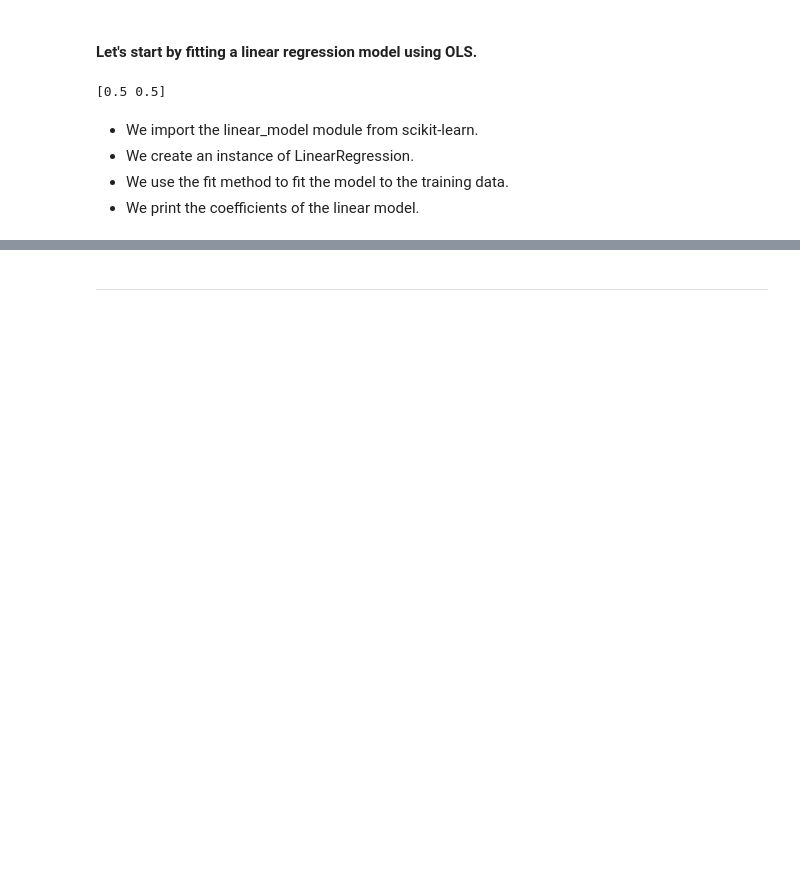
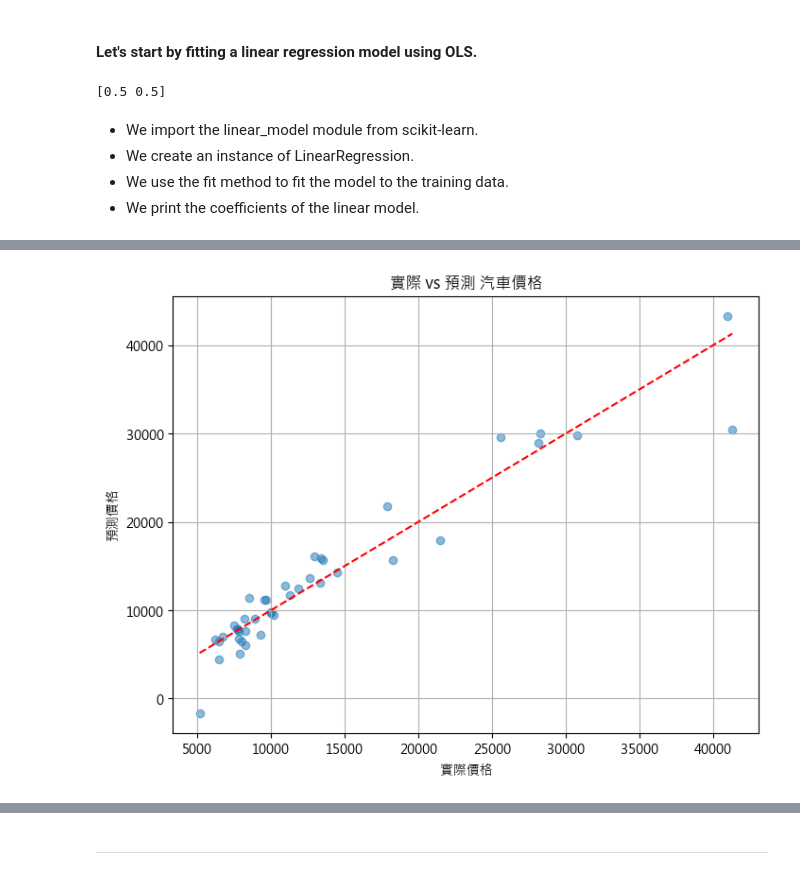
Before and after one commit to universe-ron/sklearn, a Jupyter notebook: 1_LinearModels/Linear Models in Scikit-Learn.ipynb, the cells around one changed output, grey strips where cells are left out. Cells and saved outputs as stored; diff of their text form; code cells hidden in the pictures; blank space fills up the shorter version.

Commit message:
add more examples, SGD and comparison chart

```diff
--- a/1_LinearModels/Linear Models in Scikit-Learn.ipynb
+++ b/1_LinearModels/Linear Models in Scikit-Learn.ipynb
@@ -64,0 +83,83 @@ print(reg.coef_)
+# %%
+import pandas as pd
+import numpy as np
+import matplotlib.pyplot as plt
+from sklearn.linear_model import LinearRegression
+from sklearn.model_selection import train_test_split
+from sklearn.preprocessing import OneHotEncoder
+from sklearn.metrics import mean_squared_error, r2_score
+
+import matplotlib
+matplotlib.rcParams['font.family'] = 'Microsoft JhengHei'  # Windows 中文字體
+matplotlib.rcParams['axes.unicode_minus'] = False  # 避免負號顯示錯誤
+
+# 1. 讀取資料
+df = pd.read_csv("CarPrice_Assignment.csv")
+
+# 2. 前處理：處理 car brand，拆解 'CarName'
+df['CarBrand'] = df['CarName'].apply(lambda x: x.split()[0].lower())
+df.drop(['car_ID', 'CarName'], axis=1, inplace=True)
+
+# 矯正一些品牌名稱的錯字（這是原資料常見錯誤）
+brand_corrections = {
+    "vw": "volkswagen", "vokswagen": "volkswagen", "porcshce": "porsche",
+    "toyouta": "toyota", "maxda": "mazda", "nissan": "nissan"
+}
+df['CarBrand'] = df['CarBrand'].replace(brand_corrections)
+
+# 3. One-hot encoding：針對類別變數
+categorical_cols = ['fueltype', 'aspiration', 'doornumber', 'carbody',
+                    'drivewheel', 'enginelocation', 'enginetype',
+                    'cylindernumber', 'fuelsystem', 'CarBrand']
+
+df = pd.get_dummies(df, columns=categorical_cols, drop_first=True)
+
+# 4. 分離特徵與目標變數
+X = df.drop("price", axis=1)
+y = df["price"]
+
+# 5. 分割訓練與測試資料
+X_train, X_test, y_train, y_test = train_test_split(X, y, test_size=0.2, random_state=42)
+
+# 6. 建立並訓練線性回歸模型
+model = LinearRegression()
+model.fit(X_train, y_train)
+
+# 7. 預測與評估
+y_pred = model.predict(X_test)
+r2 = r2_score(y_test, y_pred)
+rmse = np.sqrt(mean_squared_error(y_test, y_pred))
+
+print(f"R² 分數：{r2:.4f}")
+print(f"RMSE：{rmse:.2f}")
+
+# 8. 顯示每個特徵的係數（依影響力排序）
+coef_df = pd.DataFrame({
+    'Feature': X.columns,
+    'Coefficient': model.coef_
+}).sort_values(by='Coefficient', key=abs, ascending=False)
+
+print("\n特徵影響力（依係數絕對值排序）:")
+print(coef_df.head(10))
+
+# 9. 可視化：實際值 vs 預測值
+plt.figure(figsize=(8, 6))
+plt.scatter(y_test, y_pred, alpha=0.5)
+plt.xlabel("實際價格")
+plt.ylabel("預測價格")
+plt.title("實際 vs 預測 汽車價格")
+plt.plot([y_test.min(), y_test.max()], [y_test.min(), y_test.max()], 'r--')
+plt.grid(True)
+plt.show()
+
+# 10. 可視化：殘差圖
+residuals = y_test - y_pred
+plt.figure(figsize=(8, 6))
+plt.scatter(y_pred, residuals, alpha=0.5)
+plt.axhline(0, color='red', linestyle='--')
+plt.xlabel("預測價格")
+plt.ylabel("殘差")
+plt.title("殘差圖")
+plt.grid(True)
+plt.show()
+# %% [output]
@@ -64,0 +181 @@ print(reg.coef_)
+[figure, added]
```
Also changed, not shown: parts of 14 cells of this notebook, 2 other files.
